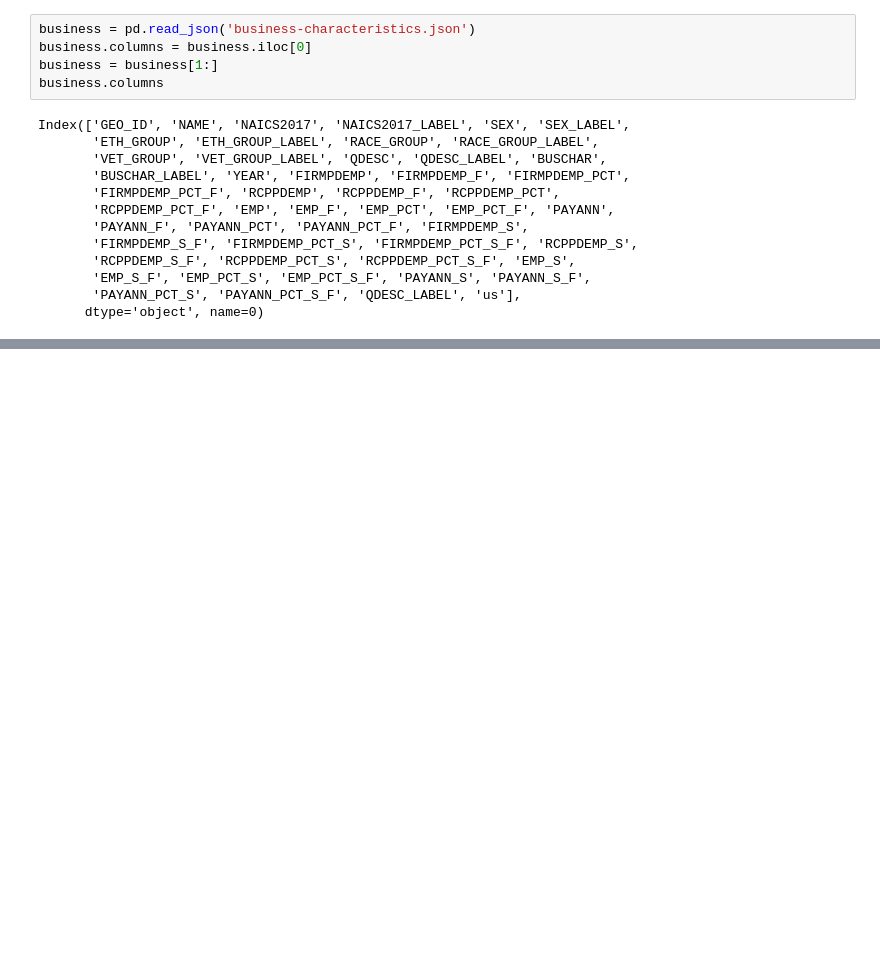
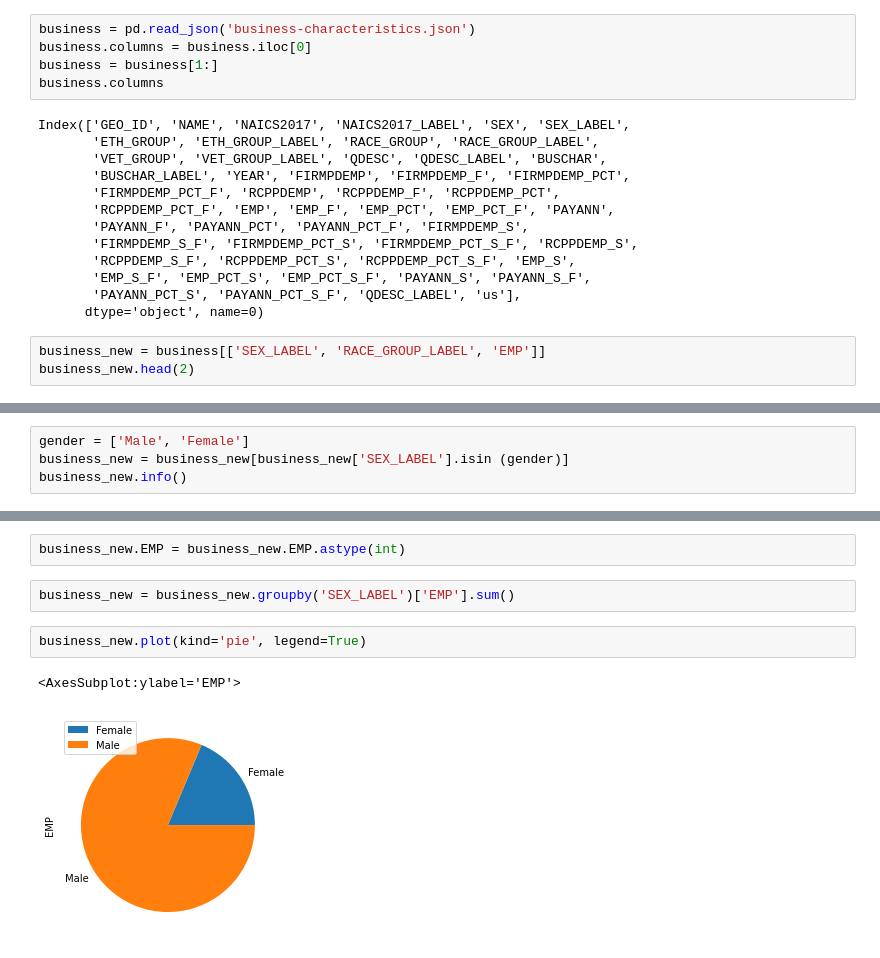
Before and after one commit to bethvanderhoek/business-census-exercise, a Jupyter notebook: census-business.ipynb, the cells around one changed output, grey strips where cells are left out. Saved outputs shown, nothing was run; the diff lists cells and outputs as text; blank space fills up the shorter version.

```diff
--- a/census-business.ipynb
+++ b/census-business.ipynb
@@ -105,3 +112,6 @@ Index(['GEO_ID', 'NAME', 'NAICS2017', 'NAICS2017_LABEL', 'SEX', 'SEX_LABEL',
        'EMP_S_F', 'EMP_PCT_S', 'EMP_PCT_S_F', 'PAYANN_S', 'PAYANN_S_F',
        'PAYANN_PCT_S', 'PAYANN_PCT_S_F', 'QDESC_LABEL', 'us'],
       dtype='object', name=0)
+# %%
+business_new = business[['SEX_LABEL', 'RACE_GROUP_LABEL', 'EMP']]
+business_new.head(2)
@@ -107,0 +122,4 @@ Index(['GEO_ID', 'NAME', 'NAICS2017', 'NAICS2017_LABEL', 'SEX', 'SEX_LABEL',
+# %%
+gender = ['Male', 'Female']
+business_new = business_new[business_new['SEX_LABEL'].isin (gender)]
+business_new.info()
@@ -107,0 +137,9 @@ Index(['GEO_ID', 'NAME', 'NAICS2017', 'NAICS2017_LABEL', 'SEX', 'SEX_LABEL',
+# %%
+business_new.EMP = business_new.EMP.astype(int)
+# %%
+business_new = business_new.groupby('SEX_LABEL')['EMP'].sum()
+# %%
+business_new.plot(kind='pie', legend=True)
+# %% [output]
+<AxesSubplot:ylabel='EMP'>
+[figure, added]
```
Also changed, not shown: parts of 7 cells of this notebook, 3 other files.
